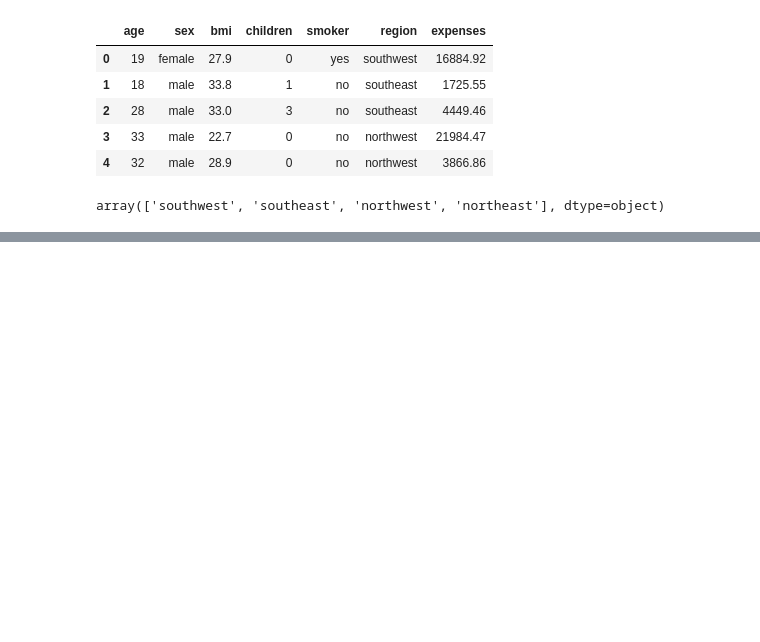
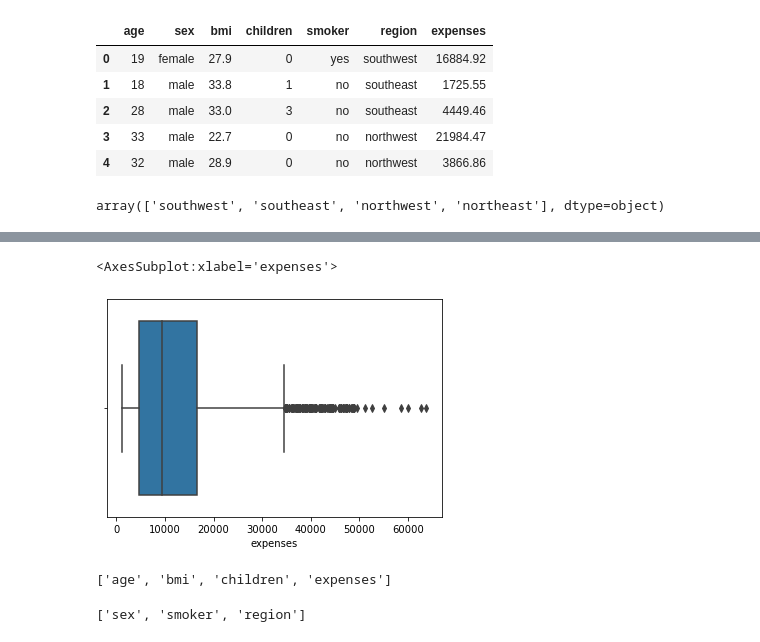
Before and after one commit to krishnan5307/Health-insurance-premium-prediction-ML-internship, a Jupyter notebook: notebook/EDA.ipynb, the cells around one changed output, grey strips where cells are left out. Saved outputs shown, nothing was run; the diff lists cells and outputs as text; code cells hidden in the pictures; blank space fills up the shorter version.

```diff
--- a/notebook/EDA.ipynb
+++ b/notebook/EDA.ipynb
@@ -27,0 +43,5 @@ array(['southwest', 'southeast', 'northwest', 'northeast'], dtype=object)
+# %%
+sns.boxplot(df['expenses'])
+# %% [output]
+<AxesSubplot:xlabel='expenses'>
+[figure, added]
@@ -27,0 +50,4 @@ array(['southwest', 'southeast', 'northwest', 'northeast'], dtype=object)
+# %%
+numerical_features
+# %% [output]
+['age', 'bmi', 'children', 'expenses']
@@ -27,0 +56,4 @@ array(['southwest', 'southeast', 'northwest', 'northeast'], dtype=object)
+# %%
+cat_features
+# %% [output]
+['sex', 'smoker', 'region']
```
Also changed, not shown: parts of 9 cells of this notebook, 28 other files.
